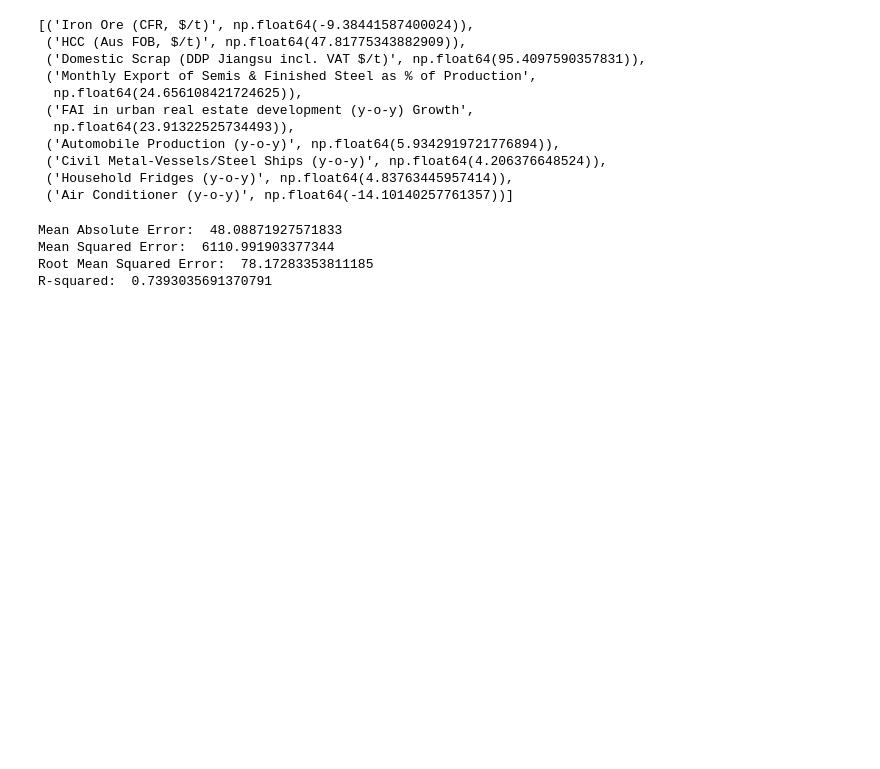
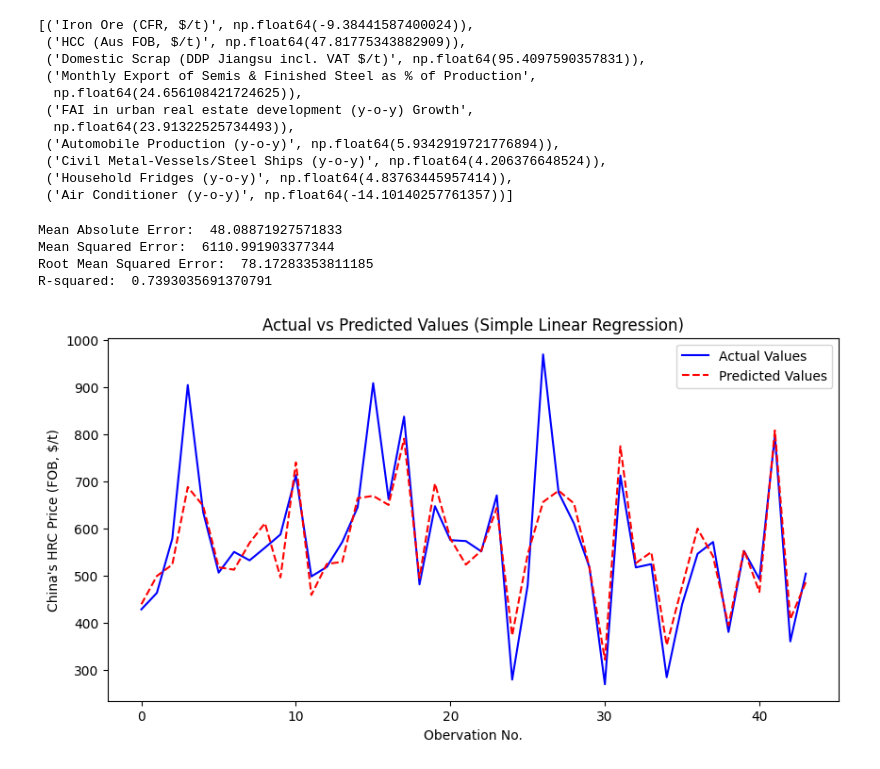
Before and after one commit to nguyenhpnguyen/BT4103-Business-Analytics-Capstone-Project, a Jupyter notebook: notebook/04_multiple_regression.ipynb, the cells around one changed output. Saved outputs shown, nothing was run; the diff lists cells and outputs as text; code cells hidden in the pictures; blank space fills up the shorter version.

Commit message:
add plots and polynomial regression for forecasting HRC price in China

```diff
--- a/notebook/04_multiple_regression.ipynb
+++ b/notebook/04_multiple_regression.ipynb
@@ -86,3 +93,15 @@ Mean Absolute Error:  48.08871927571833
 Mean Squared Error:  6110.991903377344
 Root Mean Squared Error:  78.17283353811185
 R-squared:  0.7393035691370791
+# %%
+plt.figure(figsize=(10, 5))
+plt.plot(np.arange(len(y_test)), y_test, label="Actual Values", color="blue")
+plt.plot(np.arange(len(y_pred)), y_pred, label="Predicted Values", color="red", linestyle="dashed")
+
+plt.xlabel("Obervation No.")
+plt.ylabel("China's HRC Price (FOB, $/t)")
+plt.title("Actual vs Predicted Values (Simple Linear Regression)")
+plt.legend()
+plt.show()
+# %% [output]
+[figure, added]
```
Also changed, not shown: parts of 9 cells of this notebook, 1 other file.
